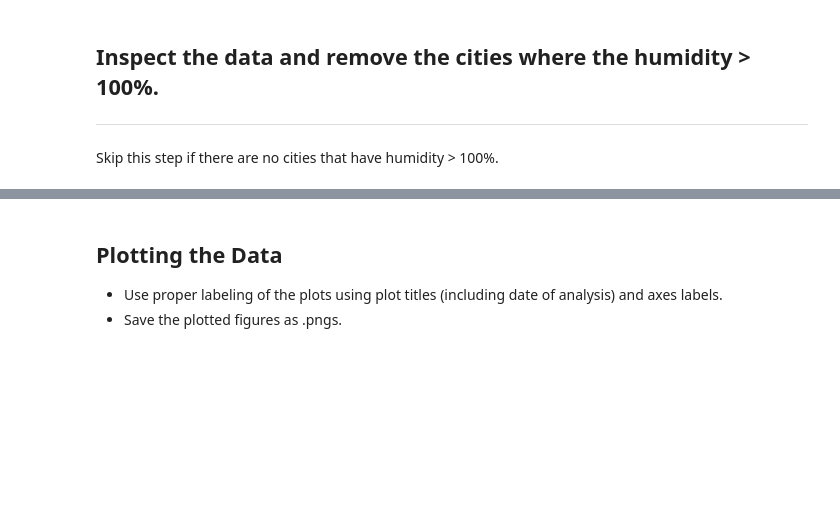
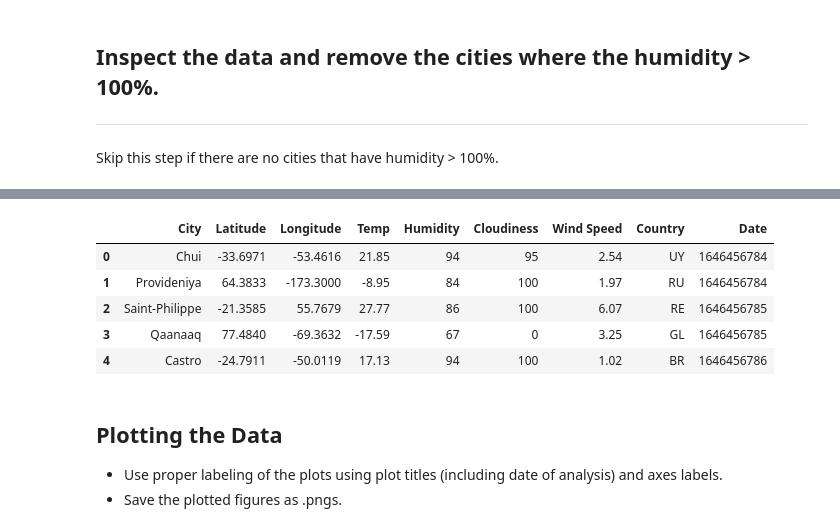
Before and after one commit to jcus/python-api-challenge, a Jupyter notebook: starter_code/WeatherPy.ipynb, the cells around one changed output, grey strips where cells are left out. Drawn from its saved outputs; the diff is of its cells as text; code cells hidden in the pictures; blank space fills up the shorter version.

```diff
--- a/starter_code/WeatherPy.ipynb
+++ b/starter_code/WeatherPy.ipynb
@@ -221,2 +237,12 @@ Skip this step if there are no cities that have humidity > 100%.
 # City	Lat	Lng	Max Temp	Humidity	Cloudiness	Wind Speed	Country	Date
 # 0	butaritari	3.07	172.79	83.32	74	84	10.42	KI	1593605283
+# %%
+clean_city_data = weatherDF.drop(extr_humidity, inplace=False)
+clean_city_data.head()
+# %% [output]
+|  | City | Latitude | Longitude | Temp | Humidity | Cloudiness | Wind Speed | Country | Date |
+| 0 | Chui | -33.6971 | -53.4616 | 21.85 | 94 | 95 | 2.54 | UY | 1646456784 |
+| 1 | Provideniya | 64.3833 | -173.3000 | -8.95 | 84 | 100 | 1.97 | RU | 1646456784 |
+| 2 | Saint-Philippe | -21.3585 | 55.7679 | 27.77 | 86 | 100 | 6.07 | RE | 1646456785 |
+| 3 | Qaanaaq | 77.4840 | -69.3632 | -17.59 | 67 | 0 | 3.25 | GL | 1646456785 |
+| 4 | Castro | -24.7911 | -50.0119 | 17.13 | 94 | 100 | 1.02 | BR | 1646456786 |
```
Also changed, not shown: parts of 22 cells of this notebook, 10 other files.
